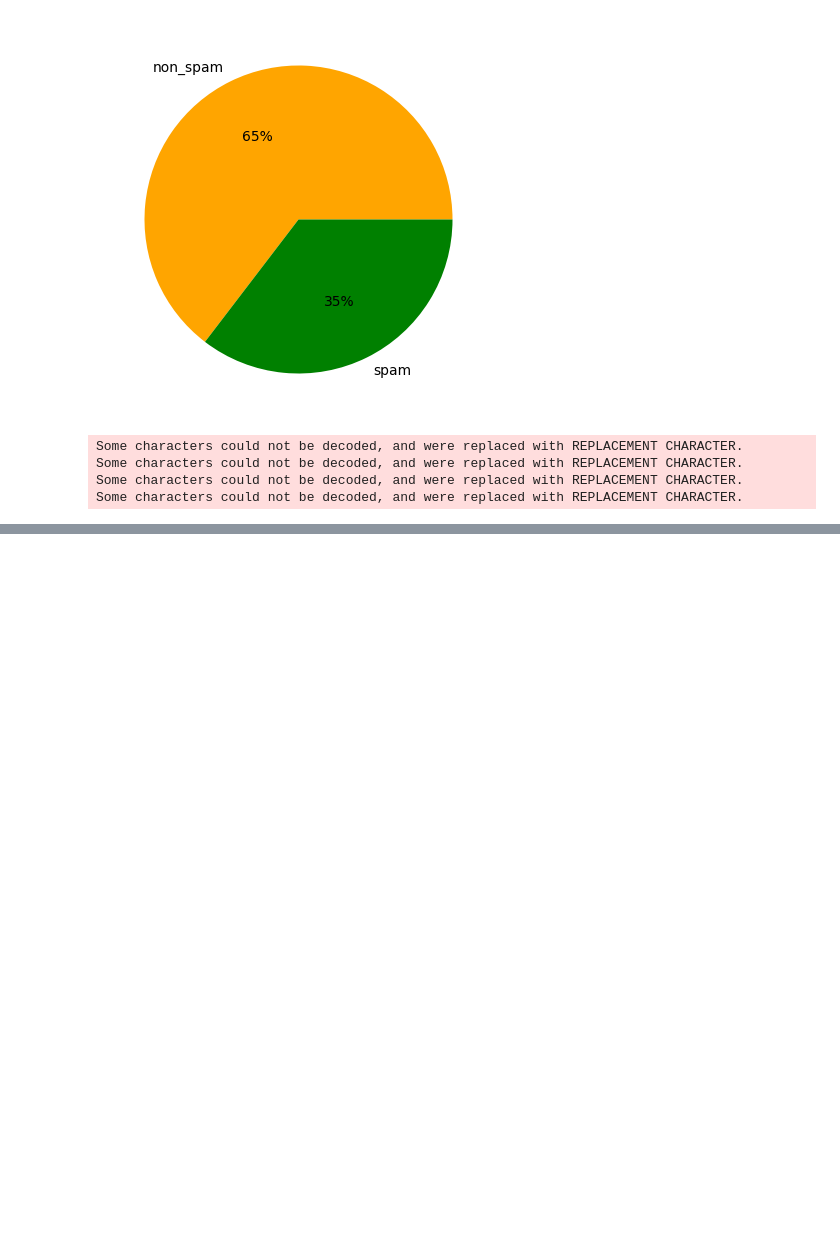
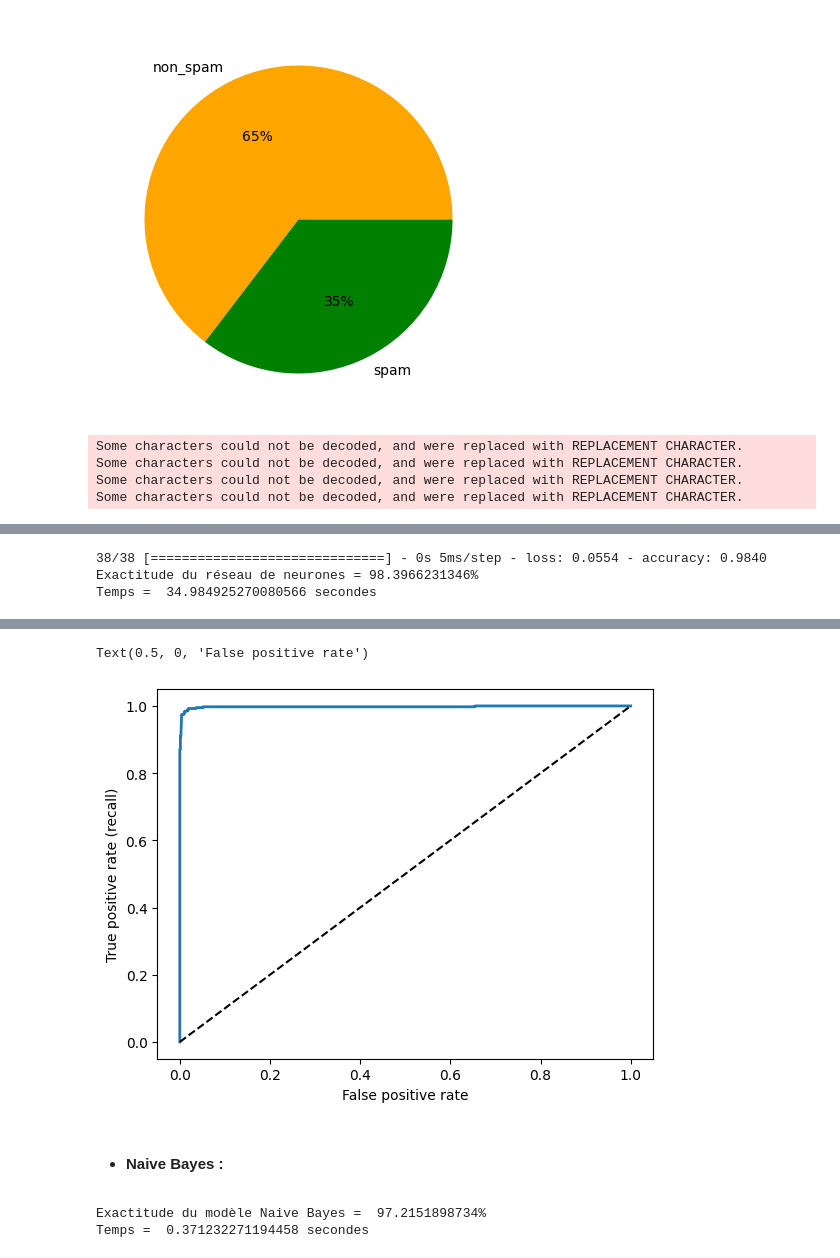
Before and after one commit to manel15279/AI-SPAM-Classifier, a Jupyter notebook: classifier.ipynb, the cells around one changed output, grey strips where cells are left out. Cells and saved outputs as stored; diff of their text form; code cells hidden in the pictures; blank space fills up the shorter version.

```diff
--- a/classifier.ipynb
+++ b/classifier.ipynb
@@ -247,0 +340,38 @@ Text(0.5, 0, 'False positive rate')
+# %%
+from keras.layers import Dense
+from keras.models import Sequential
+
+start_time = time.time()
+
+model = Sequential()
+model.add(Dense(16, input_dim=X_train.shape[1], activation='relu'))
+model.add(Dense(1, activation='sigmoid'))
+
+model.compile(loss='binary_crossentropy',
+        optimizer='adam', metrics=['accuracy'])
+
+model.fit(X_train, y_train, epochs=50, batch_size=32, verbose=0,
+        validation_data=(X_test, y_test))
+
+
+loss, accuracy = model.evaluate(X_test, y_test)
+end_time = time.time()
+accuracies.append(accuracy)
+Time.append(end_time - start_time)
+
+print("Exactitude du réseau de neurones = {0:.10f}%".format(accuracy*100))
+print("Temps = ", end_time - start_time, "secondes")
+# %% [output]
+38/38 [==============================] - 0s 5ms/step - loss: 0.0554 - accuracy: 0.9840
+Exactitude du réseau de neurones = 98.3966231346%
+Temps =  34.984925270080566 secondes
+# %%
+y_pred_prob = model.predict(X_test)
+y_pred_prob = y_pred_prob.flatten()  # Flatten the predictions
+fpr, tpr, thresholds = roc_curve(y_test, y_pred_prob)
+
+plt.plot(fpr, tpr, linewidth=2)
+plt.plot([0, 1], [0, 1], 'k--')
+plt.ylabel("True positive rate (recall)")
+plt.xlabel("False positive rate")
+# %% [output]
@@ -247,0 +379,27 @@ Text(0.5, 0, 'False positive rate')
+Text(0.5, 0, 'False positive rate')
+[figure, added]
+# %% [markdown]
+- #### __Naive Bayes__ :
+# %%
+from sklearn.naive_bayes import MultinomialNB
+
+start_time = time.time()
+
+# Créer une instance du modèle Naive Bayes
+model = MultinomialNB()
+# Entraîner le modèle
+model.fit(X_train, y_train)
+# Effectuer des prédictions sur les données de test
+predictions = model.predict(X_test)
+
+# calculer la precision du modele c-a-d y_pred par rapport a y_test
+accuracy = accuracy_score(y_test, predictions)
+end_time = time.time()
+accuracies.append(accuracy)
+Time.append(end_time - start_time)
+
+print("Exactitude du modèle Naive Bayes =  {0:.10f}%".format(accuracy*100))
+print("Temps = ", end_time - start_time, "secondes")
+# %% [output]
+Exactitude du modèle Naive Bayes =  97.2151898734%
+Temps =  0.371232271194458 secondes
```
Also changed, not shown: parts of 34 cells of this notebook.
